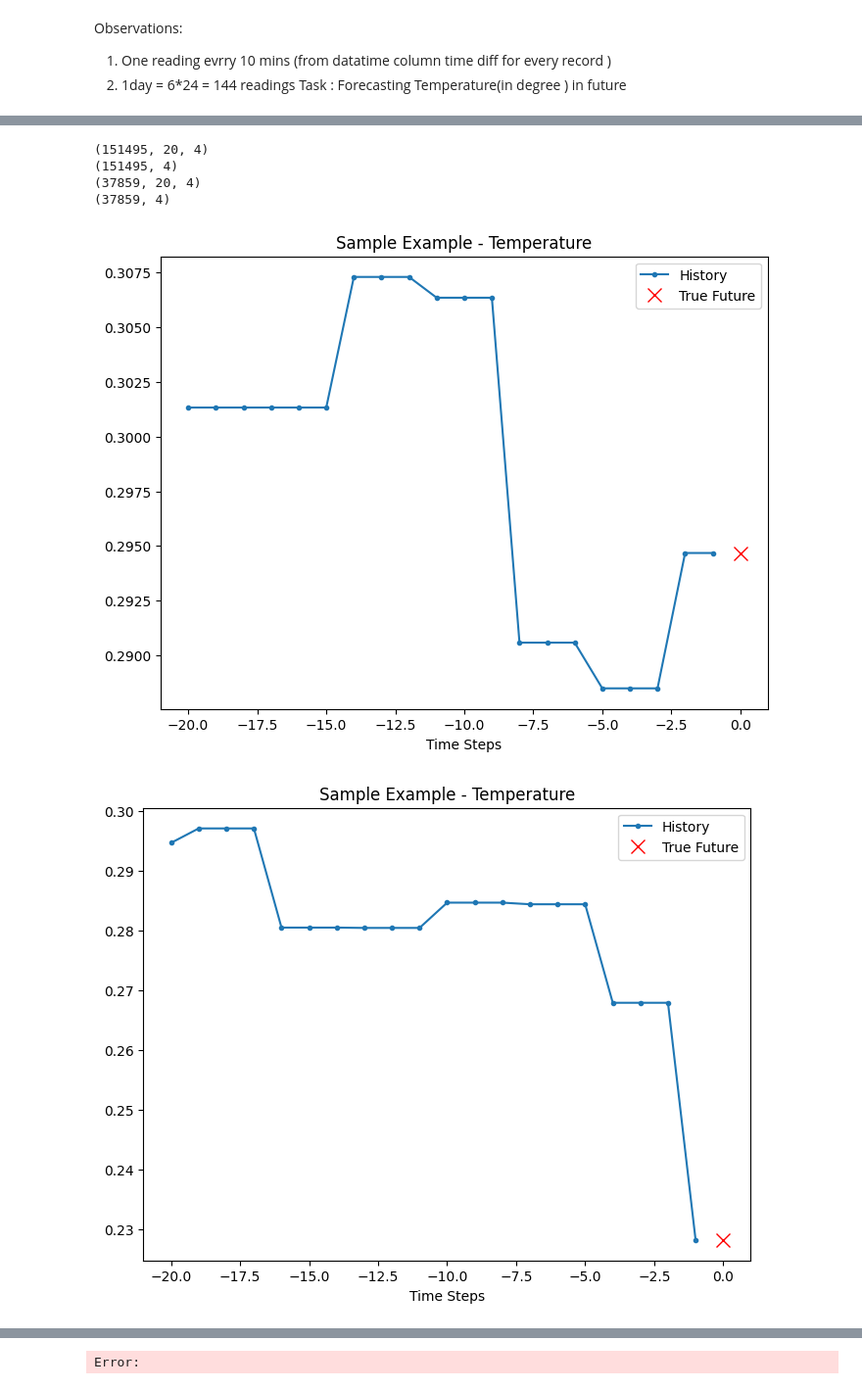
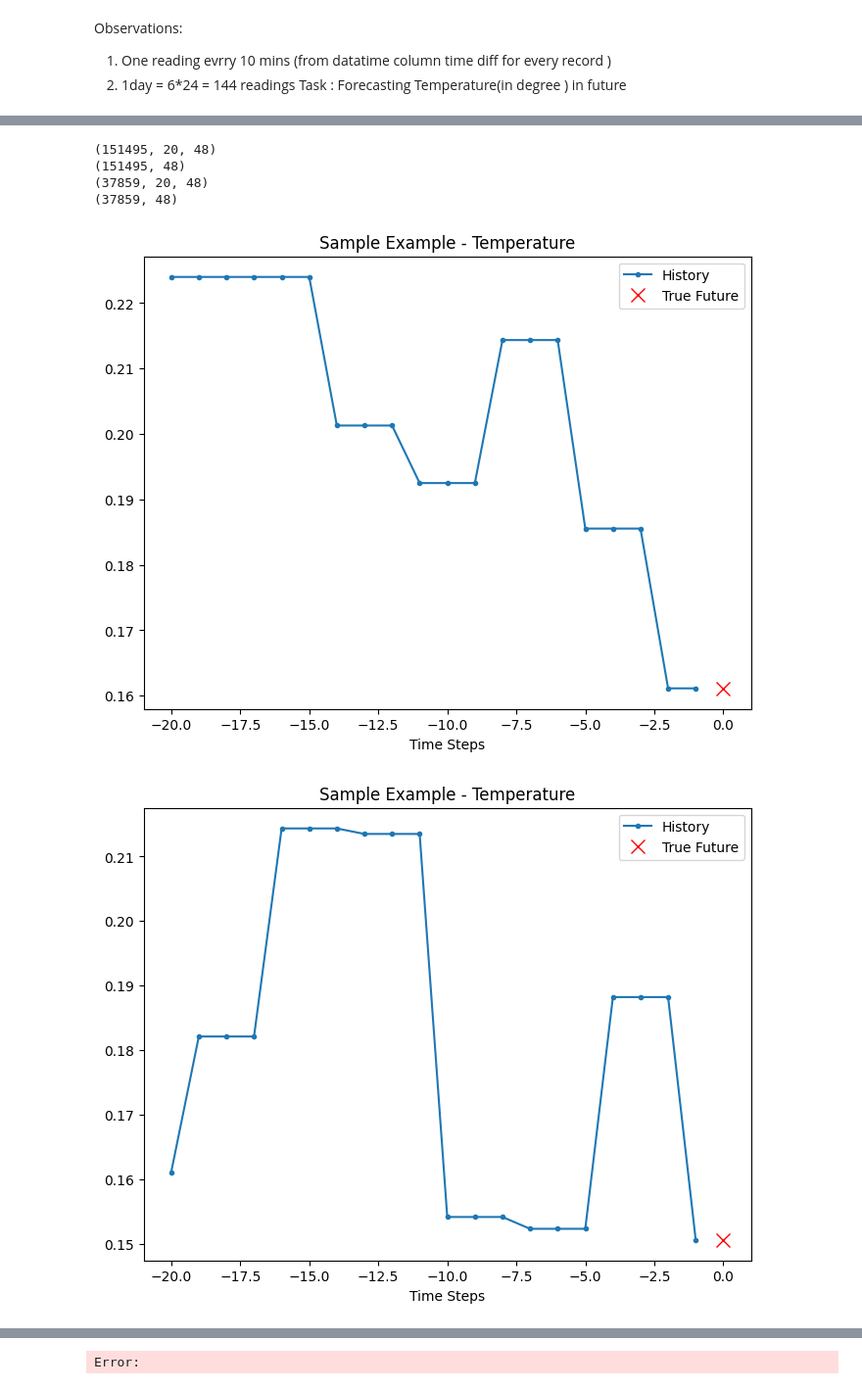
Before and after one commit to FayElhassan/Multimodal-Fusion-S4-Weather, a Jupyter notebook: EDA/Predicting Temperature using Lstm_Forecast copy.ipynb, the cells around one changed output, grey strips where cells are left out. Shown: that part at 98% size. Saved outputs shown, nothing was run; the diff lists cells and outputs as text; code cells hidden in the pictures.

```diff
--- a/EDA/Predicting Temperature using Lstm_Forecast copy.ipynb
+++ b/EDA/Predicting Temperature using Lstm_Forecast copy.ipynb
@@ -59,0 +83,5 @@ Size of the dataset: (63132, 9)
+# %%
+# pick one meteo variable
+meas = 'temperature'
+df_for = df.loc[:,[meas]]
+df_for
@@ -59,0 +123,7 @@ Size of the dataset: (63132, 9)
+# %%
+#unpack forecasts
+df_for.dropna(how='any',inplace=True)
+df_for_cols_ext = [meas+'_forecast+'+str(i)+'h' for i in range(0,len(df_for[meas].values[0]))]
+df_for = pd.DataFrame(index=df_for.index, data=df_for[meas].to_list(), columns=df_for_cols_ext)
+df_for = df_for.asfreq('5min')
+df_for
@@ -60,4 +167,8 @@ Size of the dataset: (63132, 9)
+# %%
+dfT=df_for.fillna(method='ffill')
+dfP = df_forP.interpolate(method='linear', limit_direction='forward', axis=0)
 # %%
 # reduce memory usage
-df= reduce_mem_usage(df)
+dfT= reduce_mem_usage(dfT)
+dfP= reduce_mem_usage(dfP)
 # %% [output]
@@ -275,21 +441,4 @@ Task : Forecasting Temperature(in degree ) in future
 # %%
-import numpy as np
-import pandas as pd
-import tensorflow as tf
-import matplotlib.pyplot as plt
-
-# Assume df is your DataFrame and it's already loaded
-# Prepare the univariate model for temperature using all temperature-related features
-temperature_features = df[['temperature_mean', 'temperature_std', 'temperature_min', 'temperature_max']]
-uni_data_temp = temperature_features.values
-train_split = int(len(uni_data_temp) * 0.8)
-tf.random.set_seed(13)
-
-# Standardize data
-uni_data_temp_mean = uni_data_temp[:train_split].mean(axis=0)
-uni_data_temp_std = uni_data_temp[:train_split].std(axis=0)
-uni_data_temp = (uni_data_temp - uni_data_temp_mean) / uni_data_temp_std
-
 # Function to create data for univariate forecasting
 def univariate_data(dataset, start_idx, end_idx, history_size, target_size):
     data = []
@@ -315,37 +464,37 @@ print(x_val_uni_temp.shape)    # (37859, 20, 4)
 print(y_val_uni_temp.shape)    # (37859, 4)
 
 # Function to create time steps
 def create_time_steps(length):
     return list(range(-length, 0))
 
 # Function to plot time series data
 def plot_time_series(plot_data, delta, title):
     labels = ["History", "True Future", "Model Predicted"]
     marker = ['.-', 'rx', 'go']
     time_steps = create_time_steps(plot_data[0].shape[0])
 
     plt.title(title)
     for i, x in enumerate(plot_data):
         if i == 0:
             plt.plot(time_steps, plot_data[i][:, 0], marker[i], label=labels[i])  # Plot only the first feature for simplicity
         else:
             future = time_steps[-1] + 1
             plt.plot([future], plot_data[i], marker[i], markersize=10, label=labels[i])  # Plot single future point
     plt.legend()
     plt.xlabel('Time Steps')
     plt.show()
 
 # Example of plotting the first sample
 plot_time_series([x_train_uni_temp[0], y_train_uni_temp[0][0]], 0, 'Sample Example - Temperature')
 
 # Example of plotting another sample
 i = 20
 plot_time_series([x_train_uni_temp[i], y_train_uni_temp[i][0]], 0, 'Sample Example - Temperature')
 # %% [output]
-(151495, 20, 4)
-(151495, 4)
-(37859, 20, 4)
-(37859, 4)
+(151495, 20, 48)
+(151495, 48)
+(37859, 20, 48)
+(37859, 48)
-[figure, old version]
+[figure, new version]
-[figure, old version]
+[figure, new version]
 # %%
```
Also changed, not shown: parts of 34 cells of this notebook, 1 other file.
